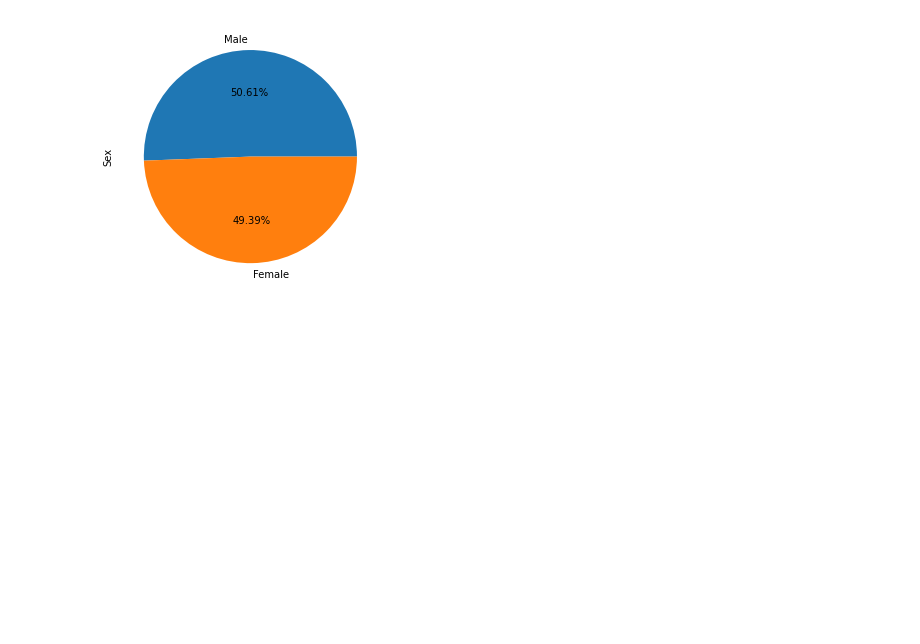
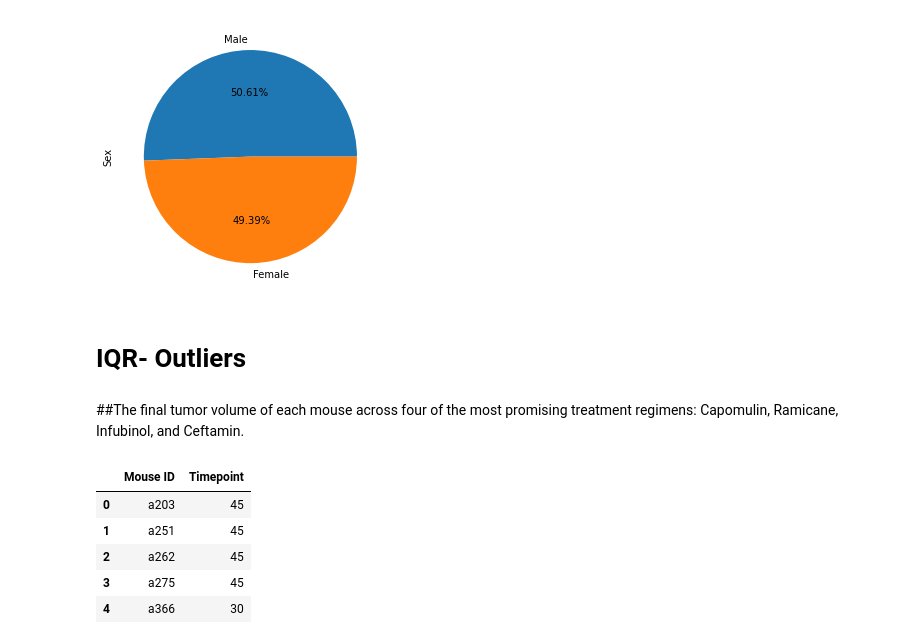
Before and after one commit to josiedeleon/Matplotlib--The-Power-of-Plots, a Jupyter notebook: Pymaceuticals.ipynb, the cells around one changed output. Drawn from its saved outputs; the diff is of its cells as text; code cells hidden in the pictures; blank space fills up the shorter version.

```diff
--- a/Pymaceuticals.ipynb
+++ b/Pymaceuticals.ipynb
@@ -228,0 +225,16 @@ plt.tight_layout()
+# %% [markdown]
+# IQR- Outliers
+# %% [markdown]
+##The final tumor volume of each mouse across four of the most promising treatment regimens: Capomulin, Ramicane, Infubinol, and Ceftamin.
+# %%
+# Start by getting the last (greatest) timepoint for each mouse
+max_timepoint = clean_mouse_data.groupby(['Mouse ID'])['Timepoint'].max()
+max_timepoint = max_timepoint.reset_index()
+max_timepoint.head()
+# %% [output]
+|  | Mouse ID | Timepoint |
+| 0 | a203 | 45 |
+| 1 | a251 | 45 |
+| 2 | a262 | 45 |
+| 3 | a275 | 45 |
+| 4 | a366 | 30 |
```
Also changed, not shown: parts of 9 cells of this notebook.
